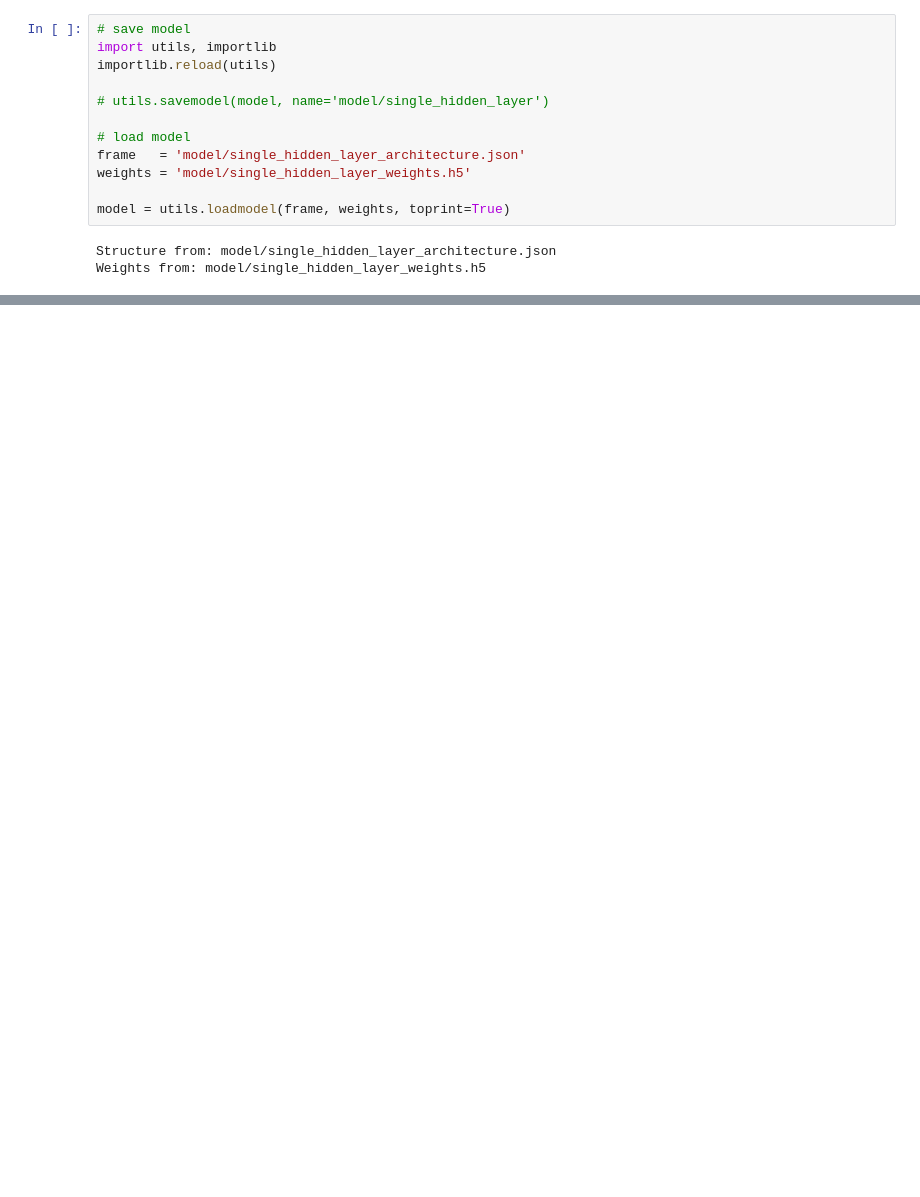
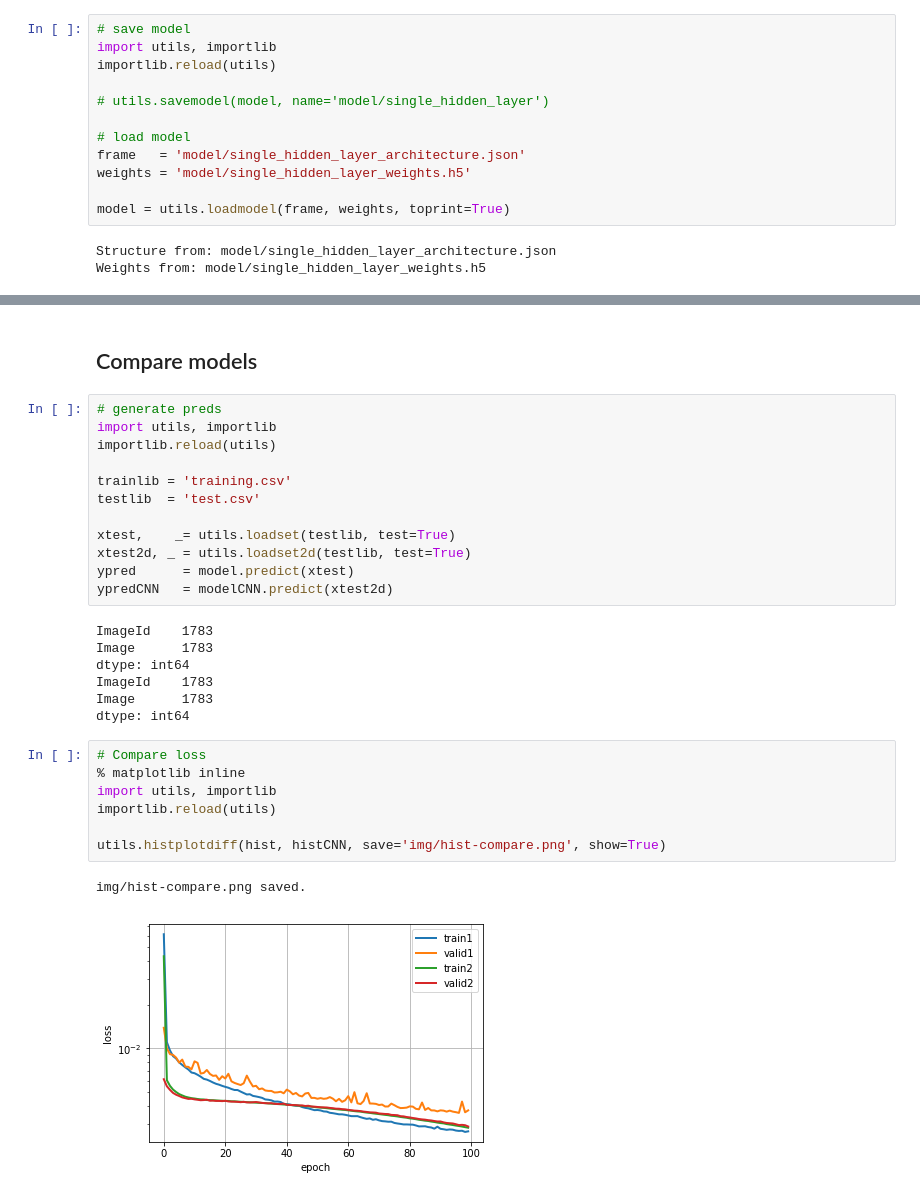
Before and after one commit to ricefryegg/Kaggle-Facial-Keypoints-Detection, a Jupyter notebook: Main.ipynb, the cells around one changed output, grey strips where cells are left out. Saved outputs shown, nothing was run; the diff lists cells and outputs as text; blank space fills up the shorter version.

```diff
--- a/Main.ipynb
+++ b/Main.ipynb
@@ -356,0 +275,31 @@ model.save_weights('model3_weights.h5')                   # weights
+# %% [markdown]
+## Compare models
+# %%
+# generate preds
+import utils, importlib
+importlib.reload(utils)
+
+trainlib = 'training.csv'
+testlib  = 'test.csv'
+
+xtest,    _= utils.loadset(testlib, test=True)
+xtest2d, _ = utils.loadset2d(testlib, test=True)
+ypred      = model.predict(xtest)
+ypredCNN   = modelCNN.predict(xtest2d)
+# %% [output]
+ImageId    1783
+Image      1783
+dtype: int64
+ImageId    1783
+Image      1783
+dtype: int64
+# %%
+# Compare loss
+% matplotlib inline
+import utils, importlib
+importlib.reload(utils)
+
+utils.histplotdiff(hist, histCNN, save='img/hist-compare.png', show=True)
+# %% [output]
+img/hist-compare.png saved.
+[figure, added]
```
Also changed, not shown: parts of 32 cells of this notebook, 10 other files.
